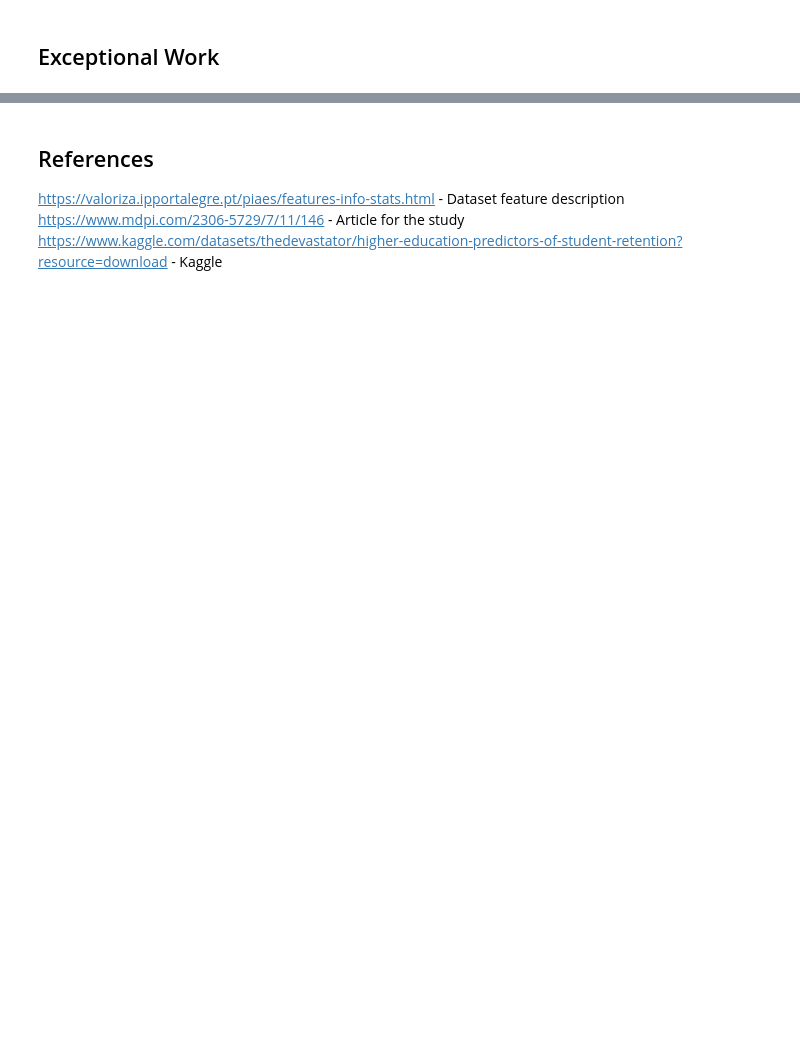
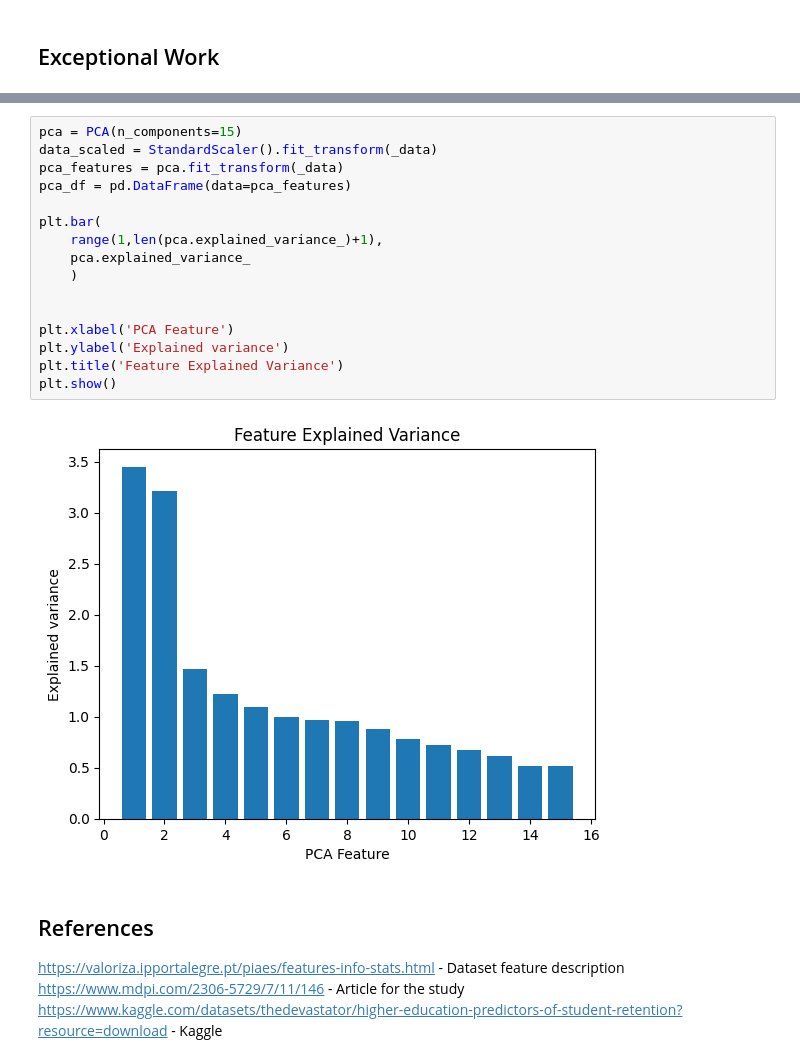
Before and after one commit to drodrigues01/Lab-One-Exploring-Table-Data, a Jupyter notebook: Lab One: Exploring Table Data.ipynb, the cells around one changed output, grey strips where cells are left out. Drawn from its saved outputs; the diff is of its cells as text; blank space fills up the shorter version.

```diff
--- a/Lab One: Exploring Table Data.ipynb
+++ b/Lab One: Exploring Table Data.ipynb
@@ -232,3 +280,21 @@ TypeError: corr() got an unexpected keyword argument 'numeric_only'
+# %%
+pca = PCA(n_components=15)
+data_scaled = StandardScaler().fit_transform(_data)
+pca_features = pca.fit_transform(_data)
+pca_df = pd.DataFrame(data=pca_features)
+
+plt.bar(
+    range(1,len(pca.explained_variance_)+1),
+    pca.explained_variance_
+    )
+
+
+plt.xlabel('PCA Feature')
+plt.ylabel('Explained variance')
+plt.title('Feature Explained Variance')
+plt.show()
+# %% [output]
+[figure, added]
 # %% [markdown]
 ## References
 https://valoriza.ipportalegre.pt/piaes/features-info-stats.html - Dataset feature description <br/>
```
Also changed, not shown: parts of 5 cells of this notebook, 1 other file.
